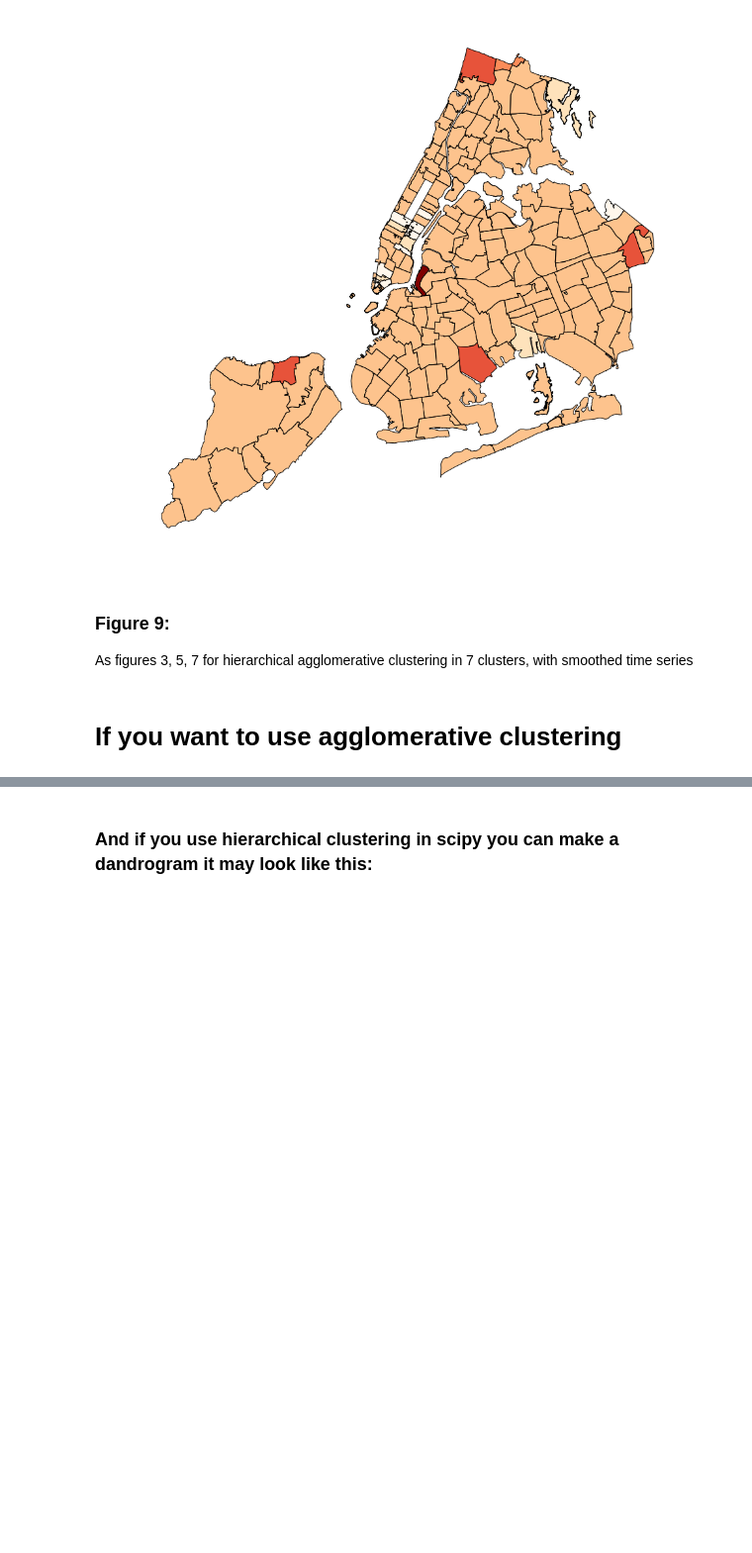
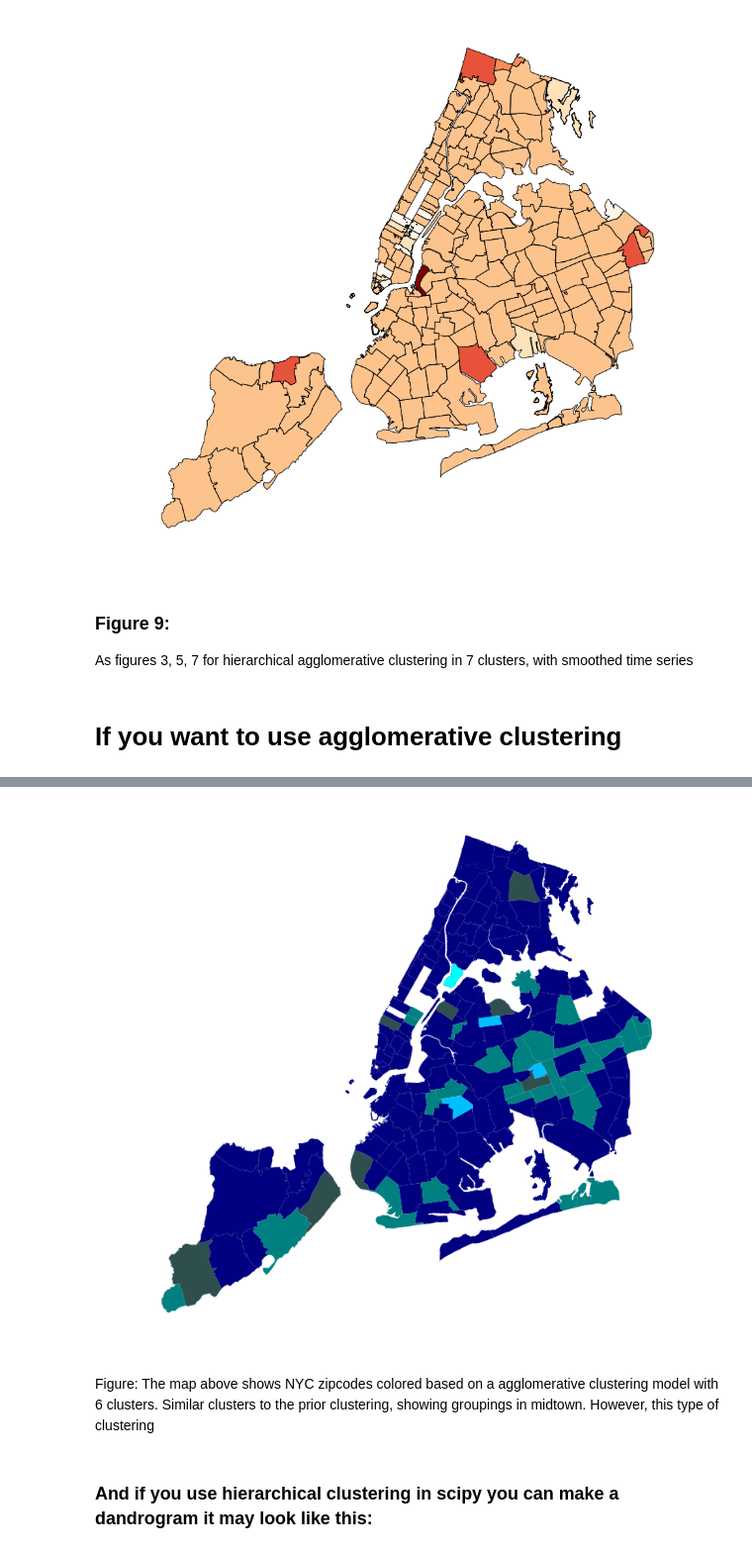
Before and after one commit to patafiot/PUI2018_tp1600, a Jupyter notebook: HW12_tp1600/HW11_Assignment1_instructions.ipynb, the cells around one changed output, grey strips where cells are left out. Shown at 99% size. Drawn from its saved outputs; the diff is of its cells as text; code cells hidden in the pictures; blank space fills up the shorter version.

```diff
--- a/HW12_tp1600/HW11_Assignment1_instructions.ipynb
+++ b/HW12_tp1600/HW11_Assignment1_instructions.ipynb
@@ -558,7 +501,9 @@ cloropleth of  cluster centers for 5 k-means clusters of business patterns (numb
 As figures 3, 5, 7 for hierarchical agglomerative clustering in 7 clusters, with smoothed time series
 # %% [markdown]
 # If you want to use agglomerative clustering
+# %%
+final = valsclean.iloc[:, :-4]
 # %%
-agc = AgglomerativeClustering(n_clusters=nc, linkage='average').fit()
+agc = AgglomerativeClustering(n_clusters=6, linkage='average').fit(final)
 labelsag = agc.labels_
 centroidsag = np.zeros((nc, vals.shape[1]))
@@ -565,2 +524,13 @@ centroidsag = np.zeros((nc, vals.shape[1]))
+# %%
+colors = ['darkslategrey','navy','teal','deepskyblue','cyan']
+f, ax = plt.subplots(1, figsize=(12, 12))
+for c in range(0,5): #for each cluster
+    nyczipsshp.loc[labelsag==c].plot(axes=ax, color=colors[c], legend=True)
+ax.axis('off')
+ax.legend()
+# %% [output]
+[figure, added]
+# %% [markdown]
+Figure: The map above shows NYC zipcodes colored based on a agglomerative clustering model with 6 clusters. Similar clusters to the prior clustering, showing groupings in midtown. However, this type of clustering
 # %% [markdown]
 ### And if you use hierarchical clustering in scipy you can make a dandrogram it may look like this:
```
Also changed, not shown: parts of 28 cells of this notebook.
